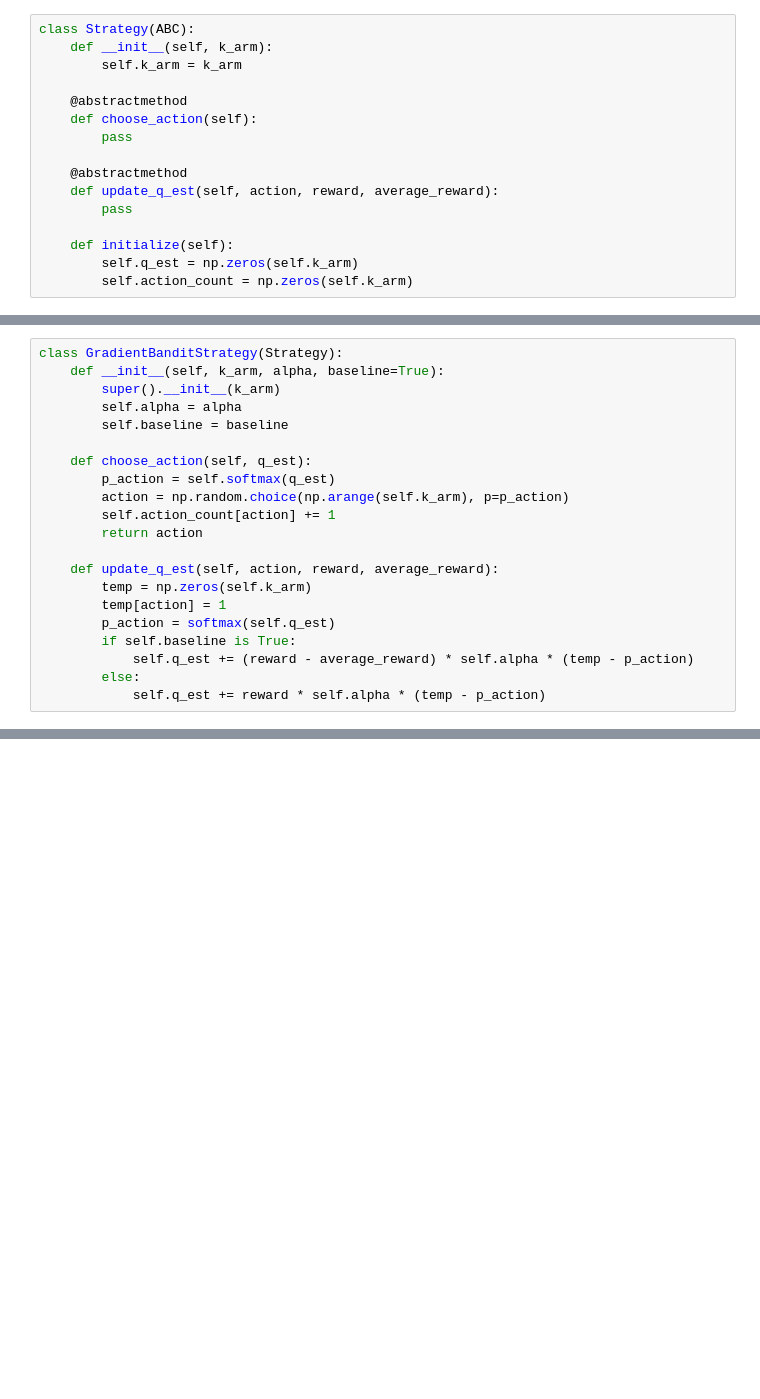
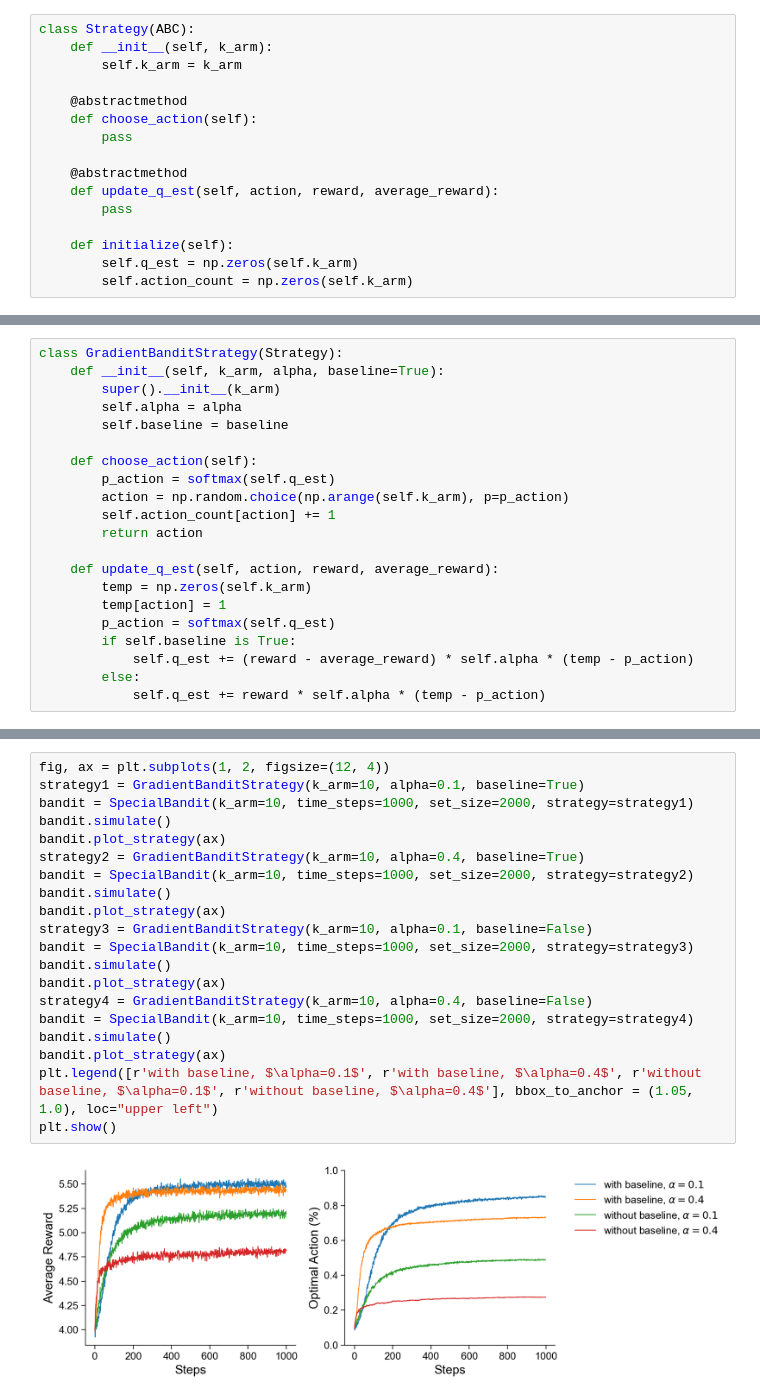
Before and after one commit to Yu-AngCheng/JC, a Jupyter notebook: Reinforcement Learning An Introduction/Ch2.ipynb, the cells around one changed output, grey strips where cells are left out. Drawn from its saved outputs; the diff is of its cells as text; blank space fills up the shorter version.

```diff
--- a/Reinforcement Learning An Introduction/Ch2.ipynb
+++ b/Reinforcement Learning An Introduction/Ch2.ipynb
@@ -63,8 +66,8 @@ class GradientBanditStrategy(Strategy):
         self.alpha = alpha
         self.baseline = baseline
 
-    def choose_action(self, q_est):
-        p_action = self.softmax(q_est)
+    def choose_action(self):
+        p_action = softmax(self.q_est)
         action = np.random.choice(np.arange(self.k_arm), p=p_action)
         self.action_count[action] += 1
         return action
@@ -358,0 +203,22 @@ plt.show()
+# %%
+fig, ax = plt.subplots(1, 2, figsize=(12, 4))
+strategy1 = GradientBanditStrategy(k_arm=10, alpha=0.1, baseline=True)
+bandit = SpecialBandit(k_arm=10, time_steps=1000, set_size=2000, strategy=strategy1)
+bandit.simulate()
+bandit.plot_strategy(ax)
+strategy2 = GradientBanditStrategy(k_arm=10, alpha=0.4, baseline=True)
+bandit = SpecialBandit(k_arm=10, time_steps=1000, set_size=2000, strategy=strategy2)
+bandit.simulate()
+bandit.plot_strategy(ax)
+strategy3 = GradientBanditStrategy(k_arm=10, alpha=0.1, baseline=False)
+bandit = SpecialBandit(k_arm=10, time_steps=1000, set_size=2000, strategy=strategy3)
+bandit.simulate()
+bandit.plot_strategy(ax)
+strategy4 = GradientBanditStrategy(k_arm=10, alpha=0.4, baseline=False)
+bandit = SpecialBandit(k_arm=10, time_steps=1000, set_size=2000, strategy=strategy4)
+bandit.simulate()
+bandit.plot_strategy(ax)
+plt.legend([r'with baseline, $\alpha=0.1$', r'with baseline, $\alpha=0.4$', r'without baseline, $\alpha=0.1$', r'without baseline, $\alpha=0.4$'], bbox_to_anchor = (1.05, 1.0), loc="upper left")
+plt.show()
+# %% [output]
+[figure, added]
```
Also changed, not shown: parts of 12 cells of this notebook.
